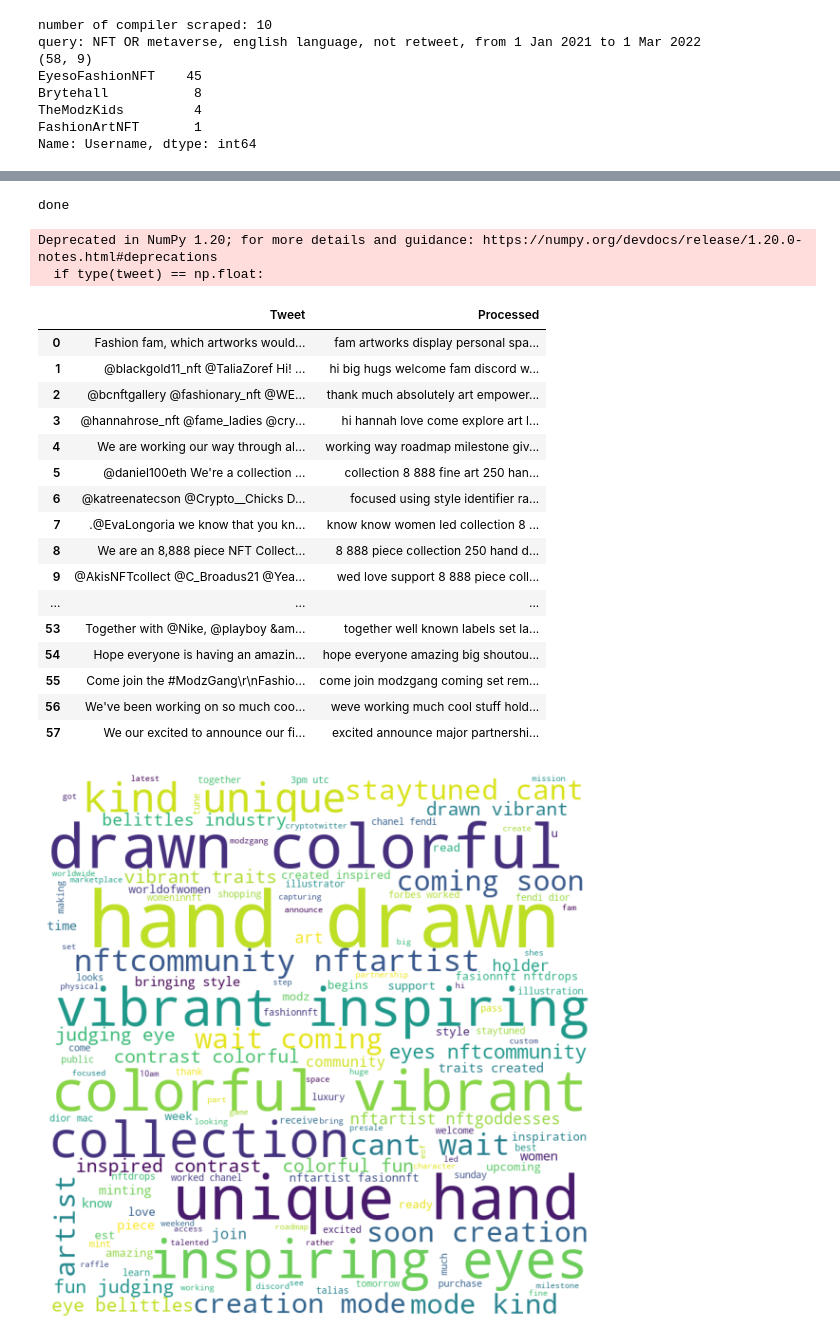
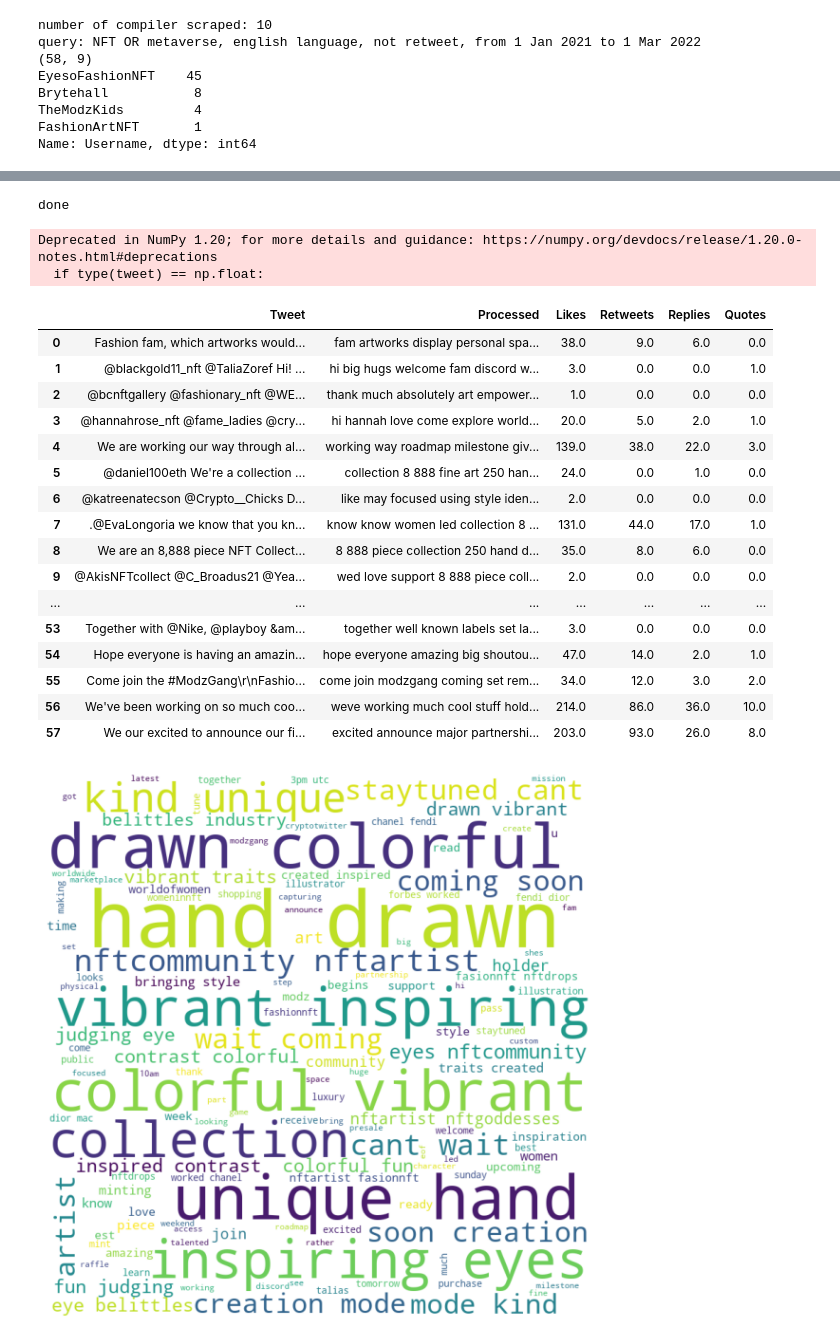
Before and after one commit to avanthikaa2019/is434_project, a Jupyter notebook: Twitter Scrape Pre Process/Twitter Vogue General Compiler - Scraping & Processing.ipynb, the cells around one changed output, grey strips where cells are left out. Saved outputs shown, nothing was run; the diff lists cells and outputs as text; code cells hidden in the pictures.

```diff
--- a/Twitter Scrape Pre Process/Twitter Vogue General Compiler - Scraping & Processing.ipynb
+++ b/Twitter Scrape Pre Process/Twitter Vogue General Compiler - Scraping & Processing.ipynb
@@ -270,16 +271,23 @@ general_tweets_df
 # %%
 general_tweets_df.to_csv('general_tweets.csv')
 # %%
-general_tweets_csv = pd.read_csv('raw twitter data/general_tweets.csv')
+general_tweets_csv = pd.read_csv('../raw twitter data/general_tweets.csv')
 general_text_list = general_tweets_csv['Text'].tolist()
 general_results_df = pd.DataFrame()
+general_results_full_df =pd.DataFrame()
 
 for x in range(len(general_text_list)):
     dict = {'Tweet': general_text_list[x],'Processed': clean_tweet(general_text_list[x])}
+    dict2 = {'Tweet': general_text_list[x],'Processed': clean_tweet(general_text_list[x]),
+             'Likes':general_tweets_csv['Likes'][x],'Retweets':general_tweets_csv['Retweets'][x],
+             'Replies':general_tweets_csv['Replies'][x],'Quotes':general_tweets_csv['Quotes'][x]}
     general_results_df = general_results_df.append(dict, ignore_index = True)
-general_results_df.to_csv('processed twitter data/general_results.csv', index=False)
+    general_results_full_df = general_results_full_df.append(dict2, ignore_index = True)
+general_results_df.to_csv('../processed twitter data/general_results.csv', index=False)
+general_results_full_df.to_csv('../processed twitter data/general_full_results.csv', index=False)
 print('done')
-general_results_df
+general_results_full_df
+general_results = general_results_df['Processed'].tolist()
 #results
 # %% [output]
 Deprecated in NumPy 1.20; for more details and guidance: https://numpy.org/devdocs/release/1.20.0-notes.html#deprecations
@@ -382,38 +397,47 @@ compiler_tweets_df
 # %%
 compiler_tweets_df.to_csv('compiler_tweets.csv')
 # %%
-compiler_tweets_csv = pd.read_csv('raw twitter data/compiler_tweets.csv')
+compiler_tweets_csv = pd.read_csv('../raw twitter data/compiler_tweets.csv')
 compiler_text_list = compiler_tweets_csv['Text'].tolist()
 compiler_results_df = pd.DataFrame()
+compiler_results_full_df = pd.DataFrame()
 
 for x in range(len(compiler_text_list)):
     dict = {'Tweet': compiler_text_list[x],'Processed': clean_tweet(compiler_text_list[x])}
+    dict2 = {'Tweet': compiler_text_list[x],'Processed': clean_tweet(compiler_text_list[x]),
+             'Likes':compiler_tweets_csv['Likes'][x],'Retweets':compiler_tweets_csv['Retweets'][x],
+             'Replies':compiler_tweets_csv['Replies'][x],'Quotes':compiler_tweets_csv['Quotes'][x]}
     compiler_results_df = compiler_results_df.append(dict, ignore_index = True)
-compiler_results_df.to_csv('processed twitter data/compiler_results.csv', index=False)
+    compiler_results_full_df = compiler_results_full_df.append(dict2, ignore_index = True)
+compiler_results_df.to_csv('../processed twitter data/compiler_results.csv', index=False)
+compiler_results_full_df.to_csv('../processed twitter data/compiler_full_results.csv', index=False)
 print('done')
-compiler_results_df
+compiler_results = compiler_results_df['Processed'].tolist()
 #results
 # %% [output]
 done
 Deprecated in NumPy 1.20; for more details and guidance: https://numpy.org/devdocs/release/1.20.0-notes.html#deprecations
   if type(tweet) == np.float:
-|  | Tweet | Processed |
-| 0 | Fashion fam, which artworks would... | fam artworks display personal spa... |
-| 1 | @blackgold11_nft @TaliaZoref Hi! ... | hi big hugs welcome fam discord w... |
-| 2 | @bcnftgallery @fashionary_nft @WE... | thank much absolutely art empower... |
-| 3 | @hannahrose_nft @fame_ladies @cry... | hi hannah love come explore art l... |
-| 4 | We are working our way through al... | working way roadmap milestone giv... |
-| 5 | @daniel100eth We're a collection ... | collection 8 888 fine art 250 han... |
-| 6 | @katreenatecson @Crypto__Chicks D... | focused using style identifier ra... |
-| 7 | .@EvaLongoria we know that you kn... | know know women led collection 8 ... |
-| 8 | We are an 8,888 piece NFT Collect... | 8 888 piece collection 250 hand d... |
-| 9 | @AkisNFTcollect @C_Broadus21 @Yea... | wed love support 8 888 piece coll... |
-| ... | ... | ... |
-| 53 | Together with @Nike, @playboy &am... | together well known labels set la... |
-| 54 | Hope everyone is having an amazin... | hope everyone amazing big shoutou... |
-| 55 | Come join the #ModzGang\r\nFashio... | come join modzgang coming set rem... |
-| 56 | We've been working on so much coo... | weve working much cool stuff hold... |
-| 57 | We our excited to announce our fi... | excited announce major partnershi... |
+# %%
+compiler_results_full_df
+# %% [output]
+|  | Tweet | Processed | Likes | Retweets | Replies | Quotes |
+| 0 | Fashion fam, which artworks would... | fam artworks display personal spa... | 38.0 | 9.0 | 6.0 | 0.0 |
+| 1 | @blackgold11_nft @TaliaZoref Hi! ... | hi big hugs welcome fam discord w... | 3.0 | 0.0 | 0.0 | 1.0 |
+| 2 | @bcnftgallery @fashionary_nft @WE... | thank much absolutely art empower... | 1.0 | 0.0 | 0.0 | 0.0 |
+| 3 | @hannahrose_nft @fame_ladies @cry... | hi hannah love come explore world... | 20.0 | 5.0 | 2.0 | 1.0 |
+| 4 | We are working our way through al... | working way roadmap milestone giv... | 139.0 | 38.0 | 22.0 | 3.0 |
+| 5 | @daniel100eth We're a collection ... | collection 8 888 fine art 250 han... | 24.0 | 0.0 | 1.0 | 0.0 |
+| 6 | @katreenatecson @Crypto__Chicks D... | like may focused using style iden... | 2.0 | 0.0 | 0.0 | 0.0 |
+| 7 | .@EvaLongoria we know that you kn... | know know women led collection 8 ... | 131.0 | 44.0 | 17.0 | 1.0 |
+| 8 | We are an 8,888 piece NFT Collect... | 8 888 piece collection 250 hand d... | 35.0 | 8.0 | 6.0 | 0.0 |
+| 9 | @AkisNFTcollect @C_Broadus21 @Yea... | wed love support 8 888 piece coll... | 2.0 | 0.0 | 0.0 | 0.0 |
+| ... | ... | ... | ... | ... | ... | ... |
+| 53 | Together with @Nike, @playboy &am... | together well known labels set la... | 3.0 | 0.0 | 0.0 | 0.0 |
+| 54 | Hope everyone is having an amazin... | hope everyone amazing big shoutou... | 47.0 | 14.0 | 2.0 | 1.0 |
+| 55 | Come join the #ModzGang\r\nFashio... | come join modzgang coming set rem... | 34.0 | 12.0 | 3.0 | 2.0 |
+| 56 | We've been working on so much coo... | weve working much cool stuff hold... | 214.0 | 86.0 | 36.0 | 10.0 |
+| 57 | We our excited to announce our fi... | excited announce major partnershi... | 203.0 | 93.0 | 26.0 | 8.0 |
 # %%
 comment_words = ''
 
```
Also changed, not shown: parts of 6 cells of this notebook, 11 other files.
